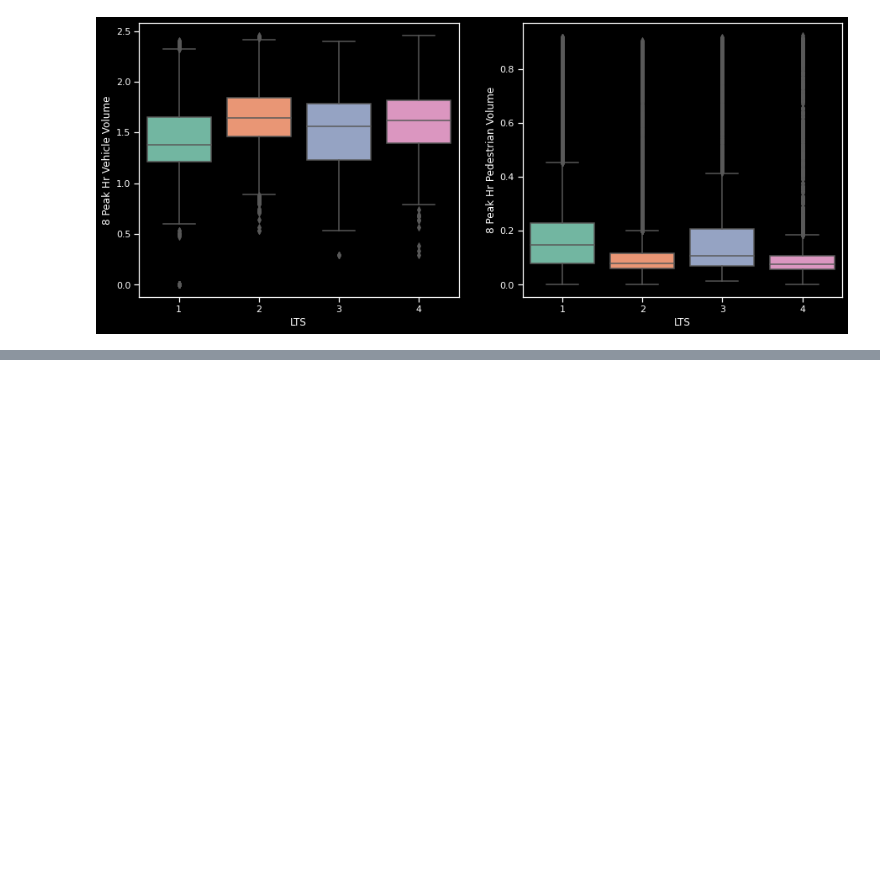
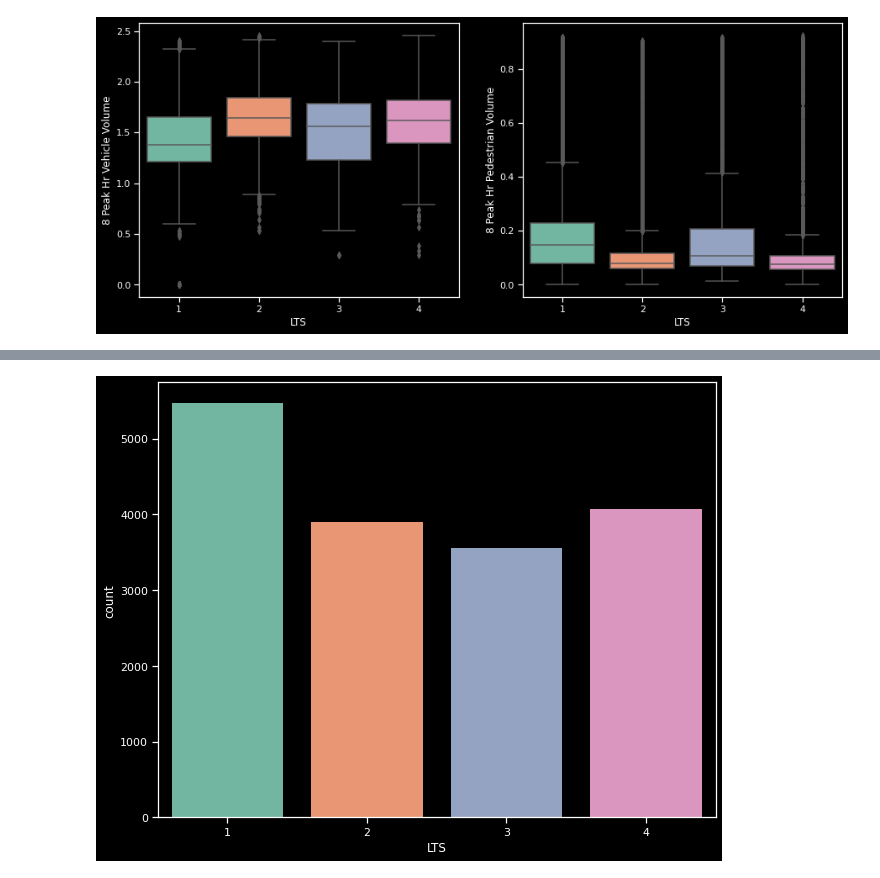
Before and after one commit to KeaganHRankin/Cycle-Classifier, a Jupyter notebook: edanalysis/eda_intersection_volume.ipynb, the cells around one changed output, grey strips where cells are left out. Saved outputs shown, nothing was run; the diff lists cells and outputs as text; code cells hidden in the pictures; blank space fills up the shorter version.

```diff
--- a/edanalysis/eda_intersection_volume.ipynb
+++ b/edanalysis/eda_intersection_volume.ipynb
@@ -557,0 +654,10 @@ sns.boxplot(data=test_weighted[(test_weighted['8 Peak Hr Pedestrian Volume'] < 4
+# %%
+# Plto the class imbalance
+# Now plot the class sizes with the remaining data.
+fig, ax = plt.subplots(figsize=(10,8))
+ax = sns.countplot(data=lts_intweighted_1[lts_intweighted_1[vol_cols[0]].notnull()],
+                   x='LTS',
+                   palette='Set2')
+plt.show()
+# %% [output]
+[figure, added]
```
Also changed, not shown: parts of 9 cells of this notebook, 1 other file.
